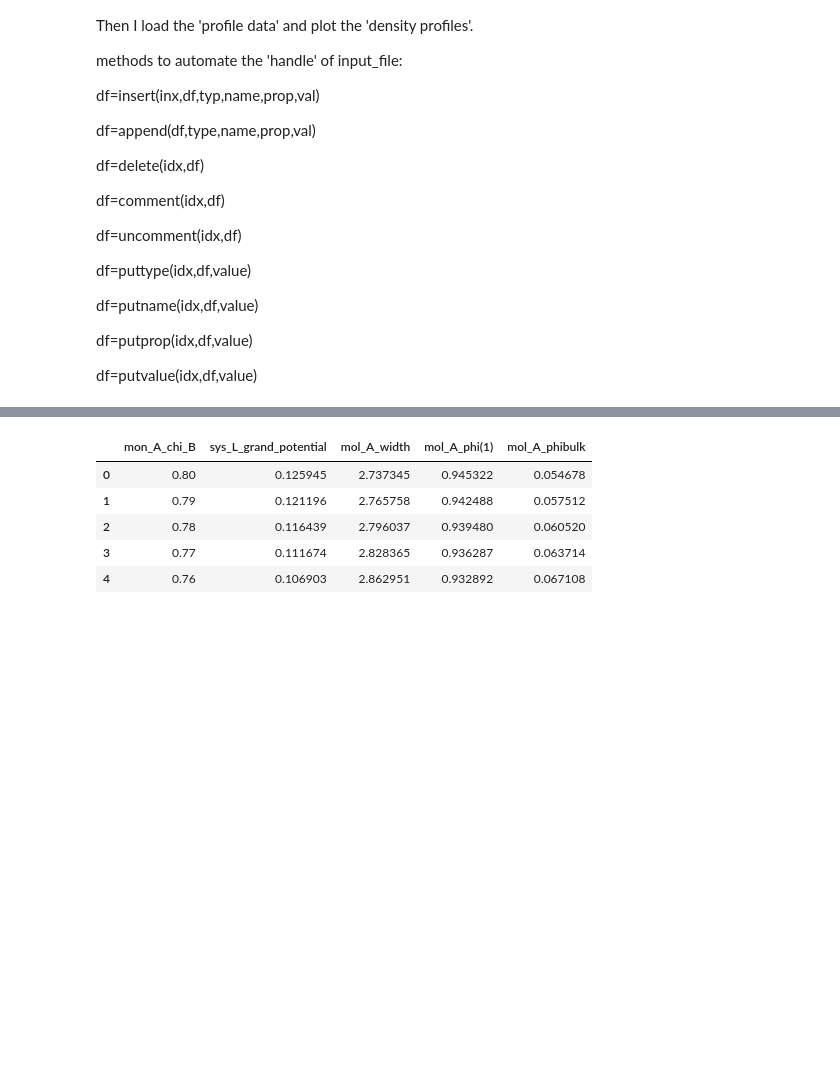
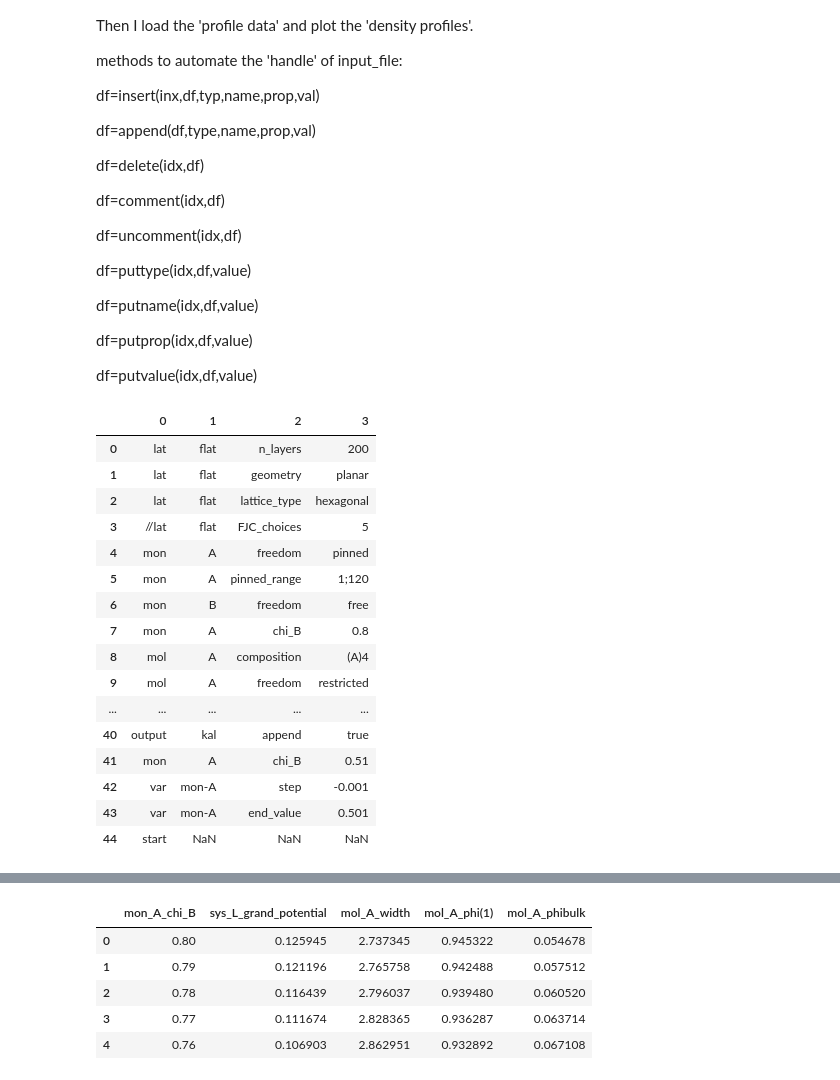
Before and after one commit to leermakers/Namics, a Jupyter notebook: Example_notebooks/LL.ipynb, the cells around one changed output, grey strips where cells are left out. Cells and saved outputs as stored; diff of their text form; code cells hidden in the pictures; blank space fills up the shorter version.

```diff
--- a/Example_notebooks/LL.ipynb
+++ b/Example_notebooks/LL.ipynb
@@ -26,6 +26,10 @@ df=putvalue(idx,df,value)
 import pandas as pd
 import matplotlib.pyplot as plt
 import numpy as np
+
+path="../namics/inputs/"
+
+#Adjust path depending on from where you run the jupyter notebook and where you can find the inputfile.
 
 def insert(idx,df,typ,name,prop,val):
     dfA = df.iloc[:idx,]
@@ -89,8 +93,26 @@ def putprop(idx,df,value):
     line[2]=value
     return df
 # %%
-input=pd.read_csv("../namics/inputs/LL.in",sep=':',header=None)
-#input
+input=pd.read_csv(path+"LL.in",sep=':',header=None)
+input
+# %% [output]
+|  | 0 | 1 | 2 | 3 |
+| 0 | lat | flat | n_layers | 200 |
+| 1 | lat | flat | geometry | planar |
+| 2 | lat | flat | lattice_type | hexagonal |
+| 3 | //lat | flat | FJC_choices | 5 |
+| 4 | mon | A | freedom | pinned |
+| 5 | mon | A | pinned_range | 1;120 |
+| 6 | mon | B | freedom | free |
+| 7 | mon | A | chi_B | 0.8 |
+| 8 | mol | A | composition | (A)4 |
+| 9 | mol | A | freedom | restricted |
+| ... | ... | ... | ... | ... |
+| 40 | output | kal | append | true |
+| 41 | mon | A | chi_B | 0.51 |
+| 42 | var | mon-A | step | -0.001 |
+| 43 | var | mon-A | end_value | 0.501 |
+| 44 | start | NaN | NaN | NaN |
 # %%
 input.to_csv("LL_.in",sep=':',header=False,index=False)
 # %%
```
Also changed, not shown: parts of 6 cells of this notebook, 2 other files.
